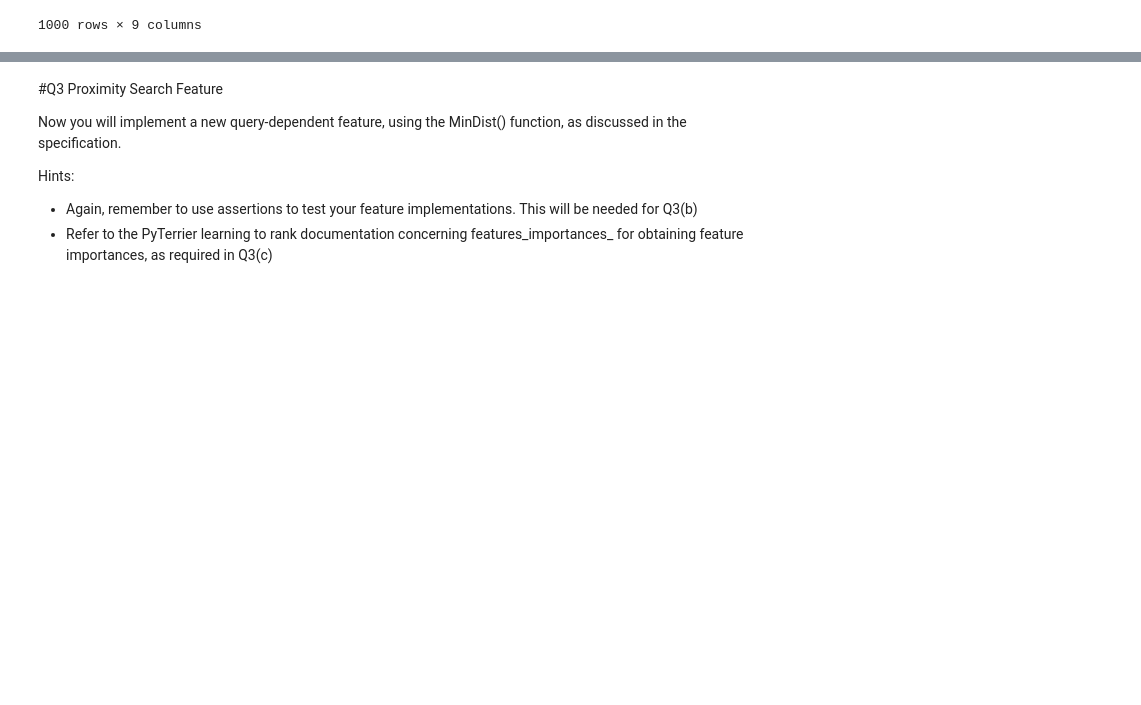
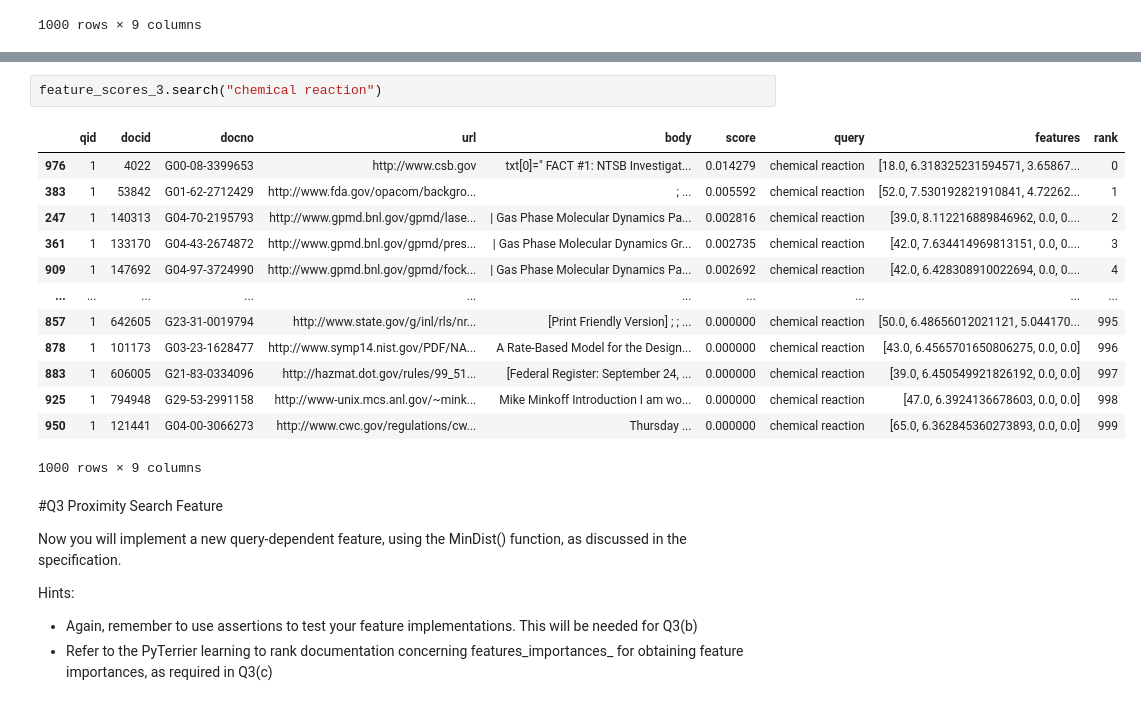
Before and after one commit to podyssea/InformationRetrieval, a Jupyter notebook: InformationRetrievalExercise2_2210049p.ipynb, the cells around one changed output, grey strips where cells are left out. Drawn from its saved outputs; the diff is of its cells as text; blank space fills up the shorter version.

```diff
--- a/InformationRetrievalExercise2_2210049p.ipynb
+++ b/InformationRetrievalExercise2_2210049p.ipynb
@@ -329,3 +388,19 @@ feature_scores.search("chemical reaction")
+# %%
+feature_scores_3.search("chemical reaction")
+# %% [output]
+|  | qid | docid | docno | url | body | score | query | features | rank |
+| 976 | 1 | 4022 | G00-08-3399653 | http://www.csb.gov | txt[0]=" FACT #1: NTSB Investigat... | 0.014279 | chemical reaction | [18.0, 6.318325231594571, 3.65867... | 0 |
+| 383 | 1 | 53842 | G01-62-2712429 | http://www.fda.gov/opacom/backgro... | ; ... | 0.005592 | chemical reaction | [52.0, 7.530192821910841, 4.72262... | 1 |
+| 247 | 1 | 140313 | G04-70-2195793 | http://www.gpmd.bnl.gov/gpmd/lase... | | Gas Phase Molecular Dynamics Pa... | 0.002816 | chemical reaction | [39.0, 8.112216889846962, 0.0, 0.... | 2 |
+| 361 | 1 | 133170 | G04-43-2674872 | http://www.gpmd.bnl.gov/gpmd/pres... | | Gas Phase Molecular Dynamics Gr... | 0.002735 | chemical reaction | [42.0, 7.634414969813151, 0.0, 0.... | 3 |
+| 909 | 1 | 147692 | G04-97-3724990 | http://www.gpmd.bnl.gov/gpmd/fock... | | Gas Phase Molecular Dynamics Pa... | 0.002692 | chemical reaction | [42.0, 6.428308910022694, 0.0, 0.... | 4 |
+| ... | ... | ... | ... | ... | ... | ... | ... | ... | ... |
+| 857 | 1 | 642605 | G23-31-0019794 | http://www.state.gov/g/inl/rls/nr... | [Print Friendly Version] ; ; ... | 0.000000 | chemical reaction | [50.0, 6.48656012021121, 5.044170... | 995 |
+| 878 | 1 | 101173 | G03-23-1628477 | http://www.symp14.nist.gov/PDF/NA... | A Rate-Based Model for the Design... | 0.000000 | chemical reaction | [43.0, 6.4565701650806275, 0.0, 0.0] | 996 |
+| 883 | 1 | 606005 | G21-83-0334096 | http://hazmat.dot.gov/rules/99_51... | [Federal Register: September 24, ... | 0.000000 | chemical reaction | [39.0, 6.450549921826192, 0.0, 0.0] | 997 |
+| 925 | 1 | 794948 | G29-53-2991158 | http://www-unix.mcs.anl.gov/~mink... | Mike Minkoff Introduction I am wo... | 0.000000 | chemical reaction | [47.0, 6.3924136678603, 0.0, 0.0] | 998 |
+| 950 | 1 | 121441 | G04-00-3066273 | http://www.cwc.gov/regulations/cw... | Thursday ... | 0.000000 | chemical reaction | [65.0, 6.362845360273893, 0.0, 0.0] | 999 |
+1000 rows × 9 columns
 # %% [markdown]
 #Q3 Proximity Search Feature
 
```
Also changed, not shown: parts of 12 cells of this notebook.
